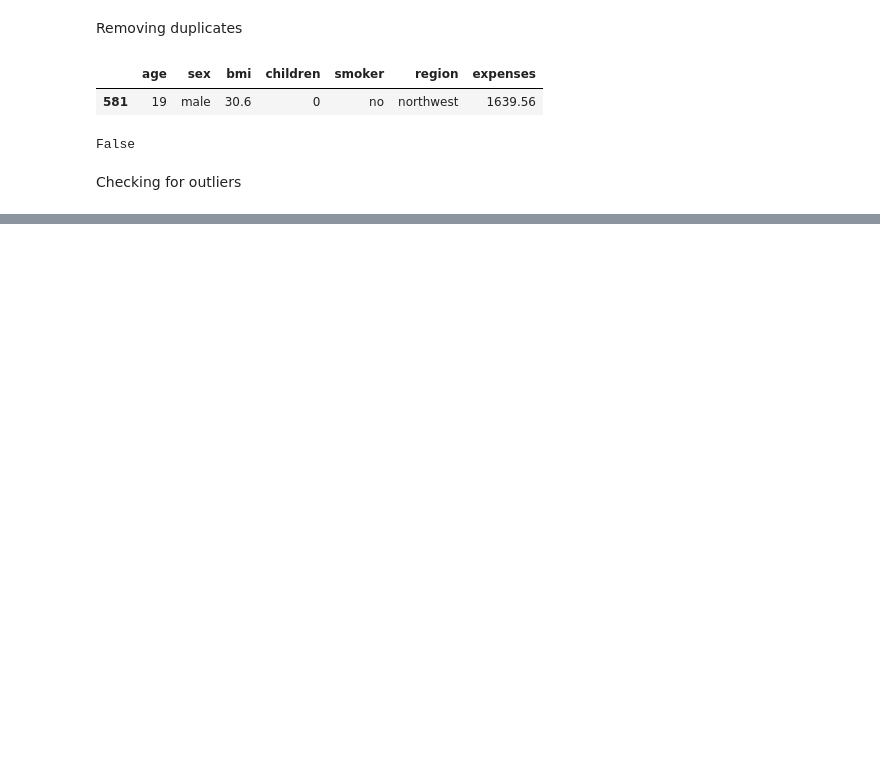
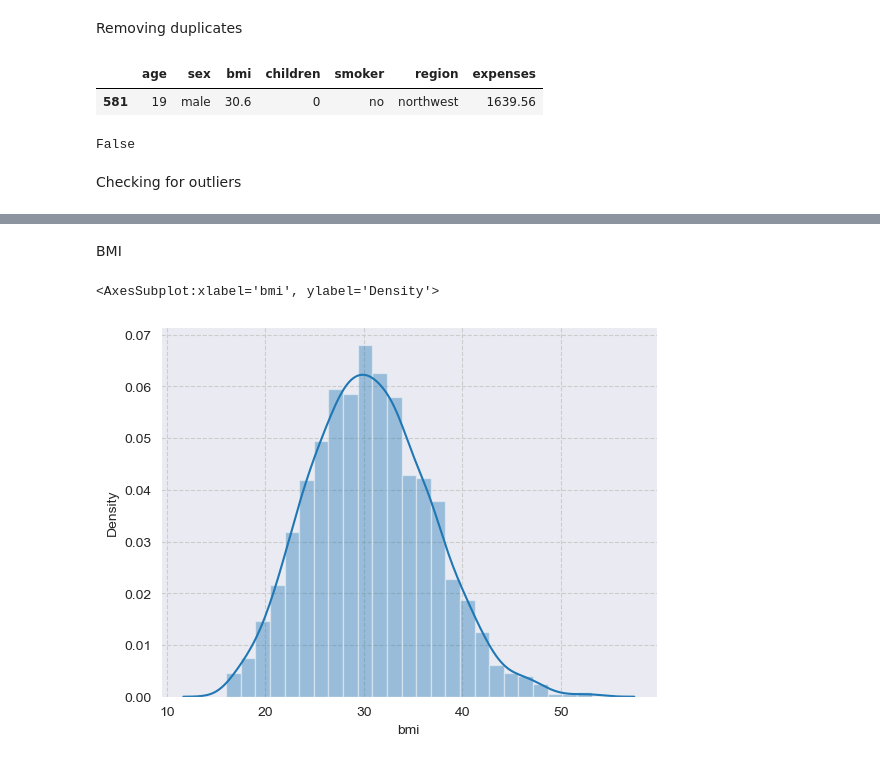
Before and after one commit to George-Mbugua/Predicting-Insurance-Premiums-A-Multiple-Linear-Regression-Model, a Jupyter notebook: Untitled-1.ipynb, the cells around one changed output, grey strips where cells are left out. Drawn from its saved outputs; the diff is of its cells as text; code cells hidden in the pictures; blank space fills up the shorter version.

```diff
--- a/Untitled-1.ipynb
+++ b/Untitled-1.ipynb
@@ -173,0 +194,7 @@ From the box plots above, bmi and expenses contain several outliers but there ar
+# %% [markdown]
+BMI
+# %%
+sns.distplot(insurance_data.bmi)
+# %% [output]
+<AxesSubplot:xlabel='bmi', ylabel='Density'>
+[figure, added]
```
Also changed, not shown: parts of 19 cells of this notebook.
